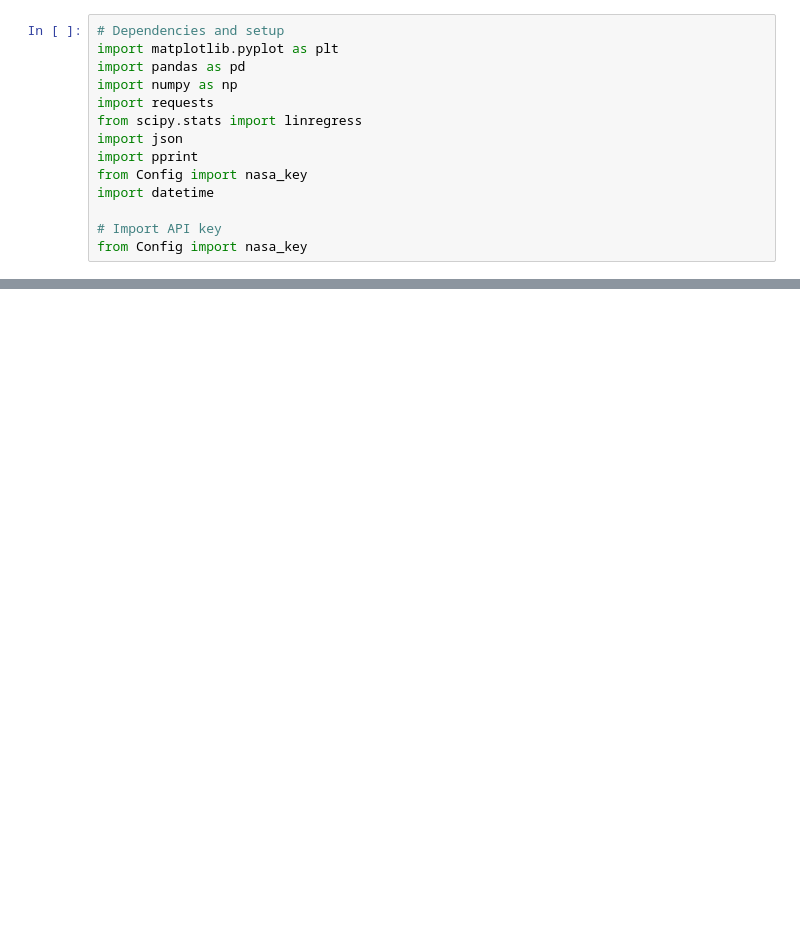
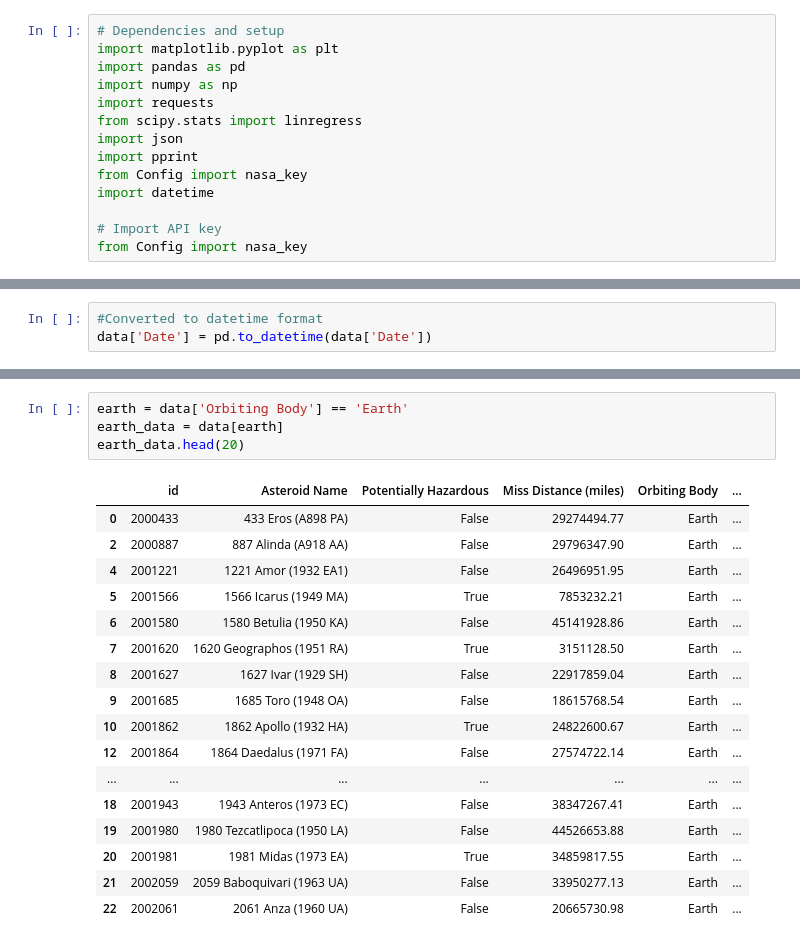
Before and after one commit to Bulaque/Team-2, a Jupyter notebook: Nasa_Analysis.ipynb, the cells around one changed output, grey strips where cells are left out. Saved outputs shown, nothing was run; the diff lists cells and outputs as text; blank space fills up the shorter version.

```diff
--- a/Nasa_Analysis.ipynb
+++ b/Nasa_Analysis.ipynb
@@ -93,0 +72,3 @@ renamed_df.to_csv('Clean_Data.csv')
+# %%
+#Converted to datetime format
+data['Date'] = pd.to_datetime(data['Date'])
@@ -93,0 +93,22 @@ renamed_df.to_csv('Clean_Data.csv')
+# %%
+earth = data['Orbiting Body'] == 'Earth'
+earth_data = data[earth]
+earth_data.head(20)
+# %% [output]
+|  | id | Asteroid Name | Potentially Hazardous | Miss Distance (miles) | Orbiting Body | ... |
+| 0 | 2000433 | 433 Eros (A898 PA) | False | 29274494.77 | Earth | ... |
+| 2 | 2000887 | 887 Alinda (A918 AA) | False | 29796347.90 | Earth | ... |
+| 4 | 2001221 | 1221 Amor (1932 EA1) | False | 26496951.95 | Earth | ... |
+| 5 | 2001566 | 1566 Icarus (1949 MA) | True | 7853232.21 | Earth | ... |
+| 6 | 2001580 | 1580 Betulia (1950 KA) | False | 45141928.86 | Earth | ... |
+| 7 | 2001620 | 1620 Geographos (1951 RA) | True | 3151128.50 | Earth | ... |
+| 8 | 2001627 | 1627 Ivar (1929 SH) | False | 22917859.04 | Earth | ... |
+| 9 | 2001685 | 1685 Toro (1948 OA) | False | 18615768.54 | Earth | ... |
+| 10 | 2001862 | 1862 Apollo (1932 HA) | True | 24822600.67 | Earth | ... |
+| 12 | 2001864 | 1864 Daedalus (1971 FA) | False | 27574722.14 | Earth | ... |
+| ... | ... | ... | ... | ... | ... | ... |
+| 18 | 2001943 | 1943 Anteros (1973 EC) | False | 38347267.41 | Earth | ... |
+| 19 | 2001980 | 1980 Tezcatlipoca (1950 LA) | False | 44526653.88 | Earth | ... |
+| 20 | 2001981 | 1981 Midas (1973 EA) | True | 34859817.55 | Earth | ... |
+| 21 | 2002059 | 2059 Baboquivari (1963 UA) | False | 33950277.13 | Earth | ... |
+| 22 | 2002061 | 2061 Anza (1960 UA) | False | 20665730.98 | Earth | ... |
```
Also changed, not shown: parts of 10 cells of this notebook, 2 other files.
